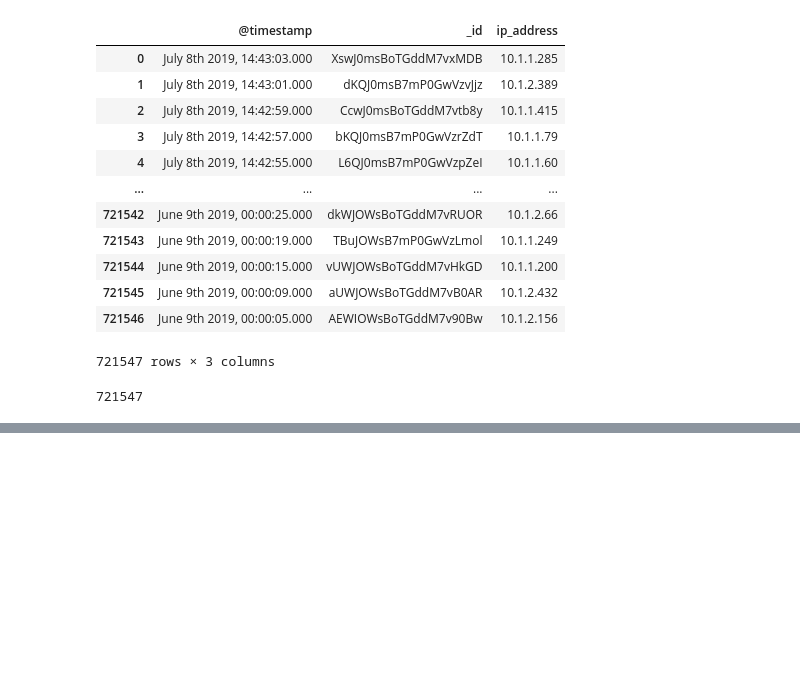
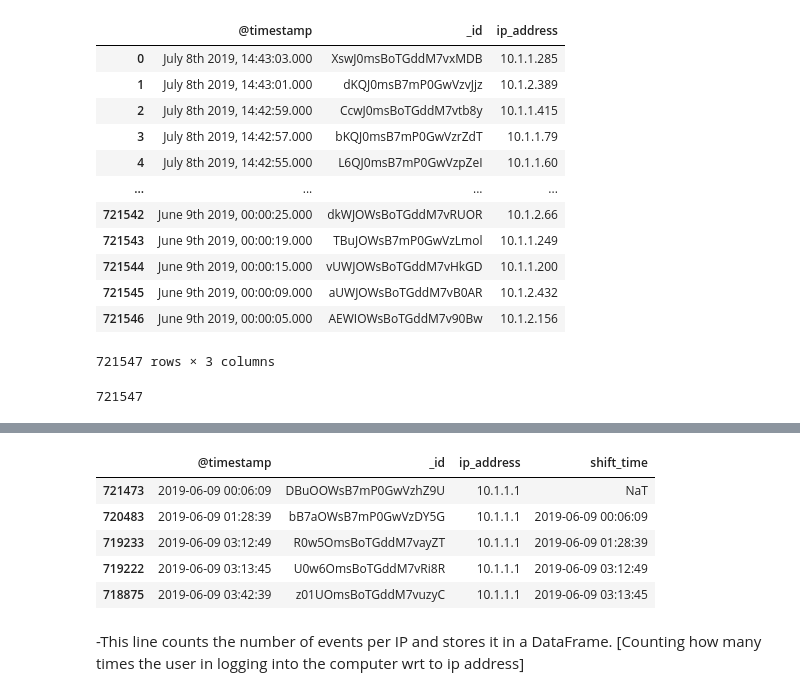
Before and after one commit to Parth119/parth_25MML0018_edge_intelligence, a Jupyter notebook: lab_2/lab2.ipynb, the cells around one changed output, grey strips where cells are left out. Saved outputs shown, nothing was run; the diff lists cells and outputs as text; code cells hidden in the pictures; blank space fills up the shorter version.

```diff
--- a/lab_2/lab2.ipynb
+++ b/lab_2/lab2.ipynb
@@ -68,0 +95,11 @@ len(df)
+# %%
+df['shift_time'] = df.groupby(['ip_address'])['@timestamp'].shift(1)
+# %%
+df.head()
+# %% [output]
+|  | @timestamp | _id | ip_address | shift_time |
+| 721473 | 2019-06-09 00:06:09 | DBuOOWsB7mP0GwVzhZ9U | 10.1.1.1 | NaT |
+| 720483 | 2019-06-09 01:28:39 | bB7aOWsB7mP0GwVzDY5G | 10.1.1.1 | 2019-06-09 00:06:09 |
+| 719233 | 2019-06-09 03:12:49 | R0w5OmsBoTGddM7vayZT | 10.1.1.1 | 2019-06-09 01:28:39 |
+| 719222 | 2019-06-09 03:13:45 | U0w6OmsBoTGddM7vRi8R | 10.1.1.1 | 2019-06-09 03:12:49 |
+| 718875 | 2019-06-09 03:42:39 | z01UOmsBoTGddM7vuzyC | 10.1.1.1 | 2019-06-09 03:13:45 |
@@ -68,0 +121,3 @@ len(df)
+# %% [markdown]
+-This line counts the number of events per IP and stores it in a DataFrame.
+[Counting how many times the user in logging into the computer wrt to ip address]
```
Also changed, not shown: parts of 17 cells of this notebook.
